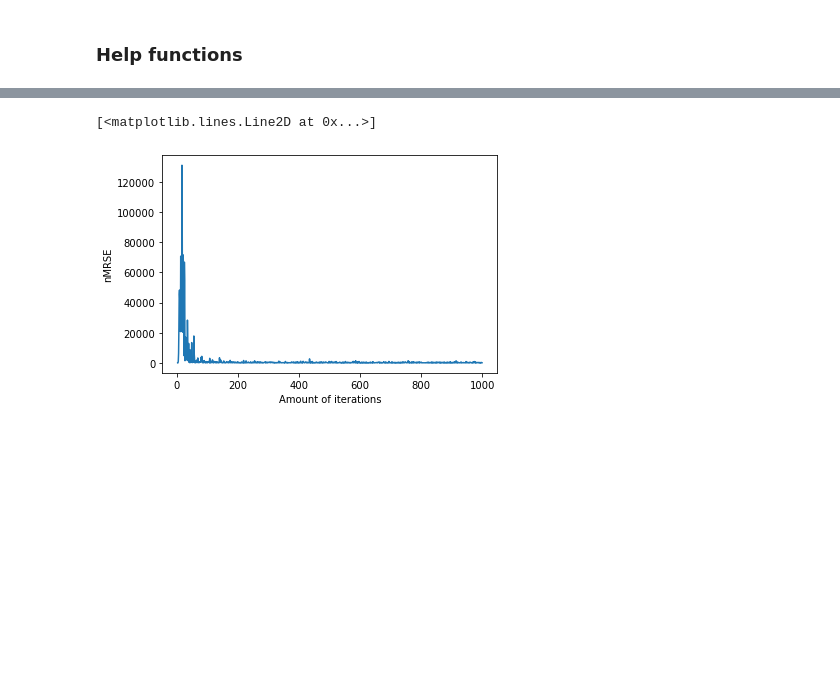
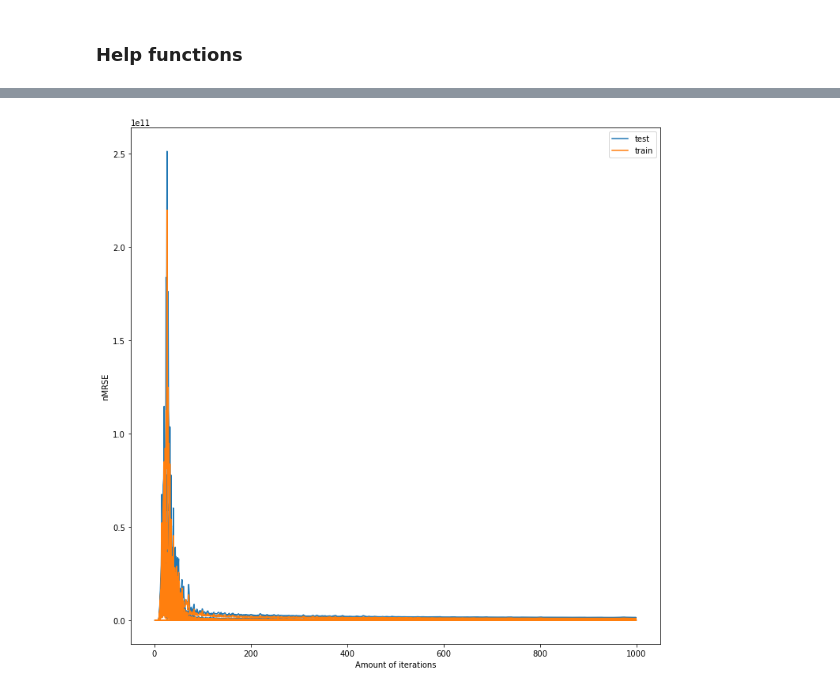
Before and after one commit to DubKoldun/university-courses, a Jupyter notebook: MachineLearning/LinearRegression/LinearRegression.ipynb, the cells around one changed output, grey strips where cells are left out. Saved outputs shown, nothing was run; the diff lists cells and outputs as text; code cells hidden in the pictures; blank space fills up the shorter version.

```diff
--- a/MachineLearning/LinearRegression/LinearRegression.ipynb
+++ b/MachineLearning/LinearRegression/LinearRegression.ipynb
@@ -93,9 +93,9 @@ def smape(preds_y, ans_y): # pls help me
 
 def nmrse(preds_y, ans_y):
     sum_ = 0
-    min_p = np.min(preds_y)
-    max_p = np.max(preds_y)
-    for ix, pred in enumerate(preds_y):
+    min_p = np.min(ans_y)
+    max_p = np.max(ans_y)
+    for ix, pred in enumerate(preds_y): # for pred, ans in zip(preds_y, ans_y)
         sum_ += (pred - ans_y[ix]) ** 2
     return ((sum_ / len(preds_y)) ** 0.5) / (max_p - min_p)
 # %% [markdown]
@@ -198,19 +229,36 @@ print(best_reg)
 # %%
-amounts = []
-answs = []
+# amounts = []
+# answs = []
+# amounts2 = []
+# answs2 = []
 
-def calculate_errs():
-    for i in range(2,1000):
-        amounts.append(i)
-        y_pred = np.dot(test, bgd(i, lmbd2 = best_reg))
-        answs.append(nmrse(y_pred, y_ans_test))
+fig, ax = plt.subplots()
 
-calculate_errs()
+buff = bgd(amount, lmbd2 = 58)
+
+# def calculate_errs():
+#     for i in range(2,1000):
+#         amounts.append(i)
+#         amounts2.append(i)
+#         buff = bgd(i, lmbd2 = best_reg)
+#         y_pred = np.dot(test, buff)
+#         y_pred2 = np.dot(train, buff)
+#         answs.append(nmrse(y_pred, y_ans_test))
+#         answs2.append(nmrse(y_pred2, y_ans_train))
+#         print(i)
+
+# calculate_errs()
 
 plt.xlabel("Amount of iterations")
 plt.ylabel("nMRSE")
 
-plt.plot(amounts, answs)
+plt.plot(amounts, answs, label = 'test')
+plt.plot(amounts2, answs2, label = 'train')
+
+ax.legend()
+
+fig.set_figheight(12)
+fig.set_figwidth(12)
+plt.show()
 # %% [output]
-[<matplotlib.lines.Line2D at 0x...>]
-[figure, old version]
+[figure, new version]
```
Also changed, not shown: parts of 1 cell of this notebook.
